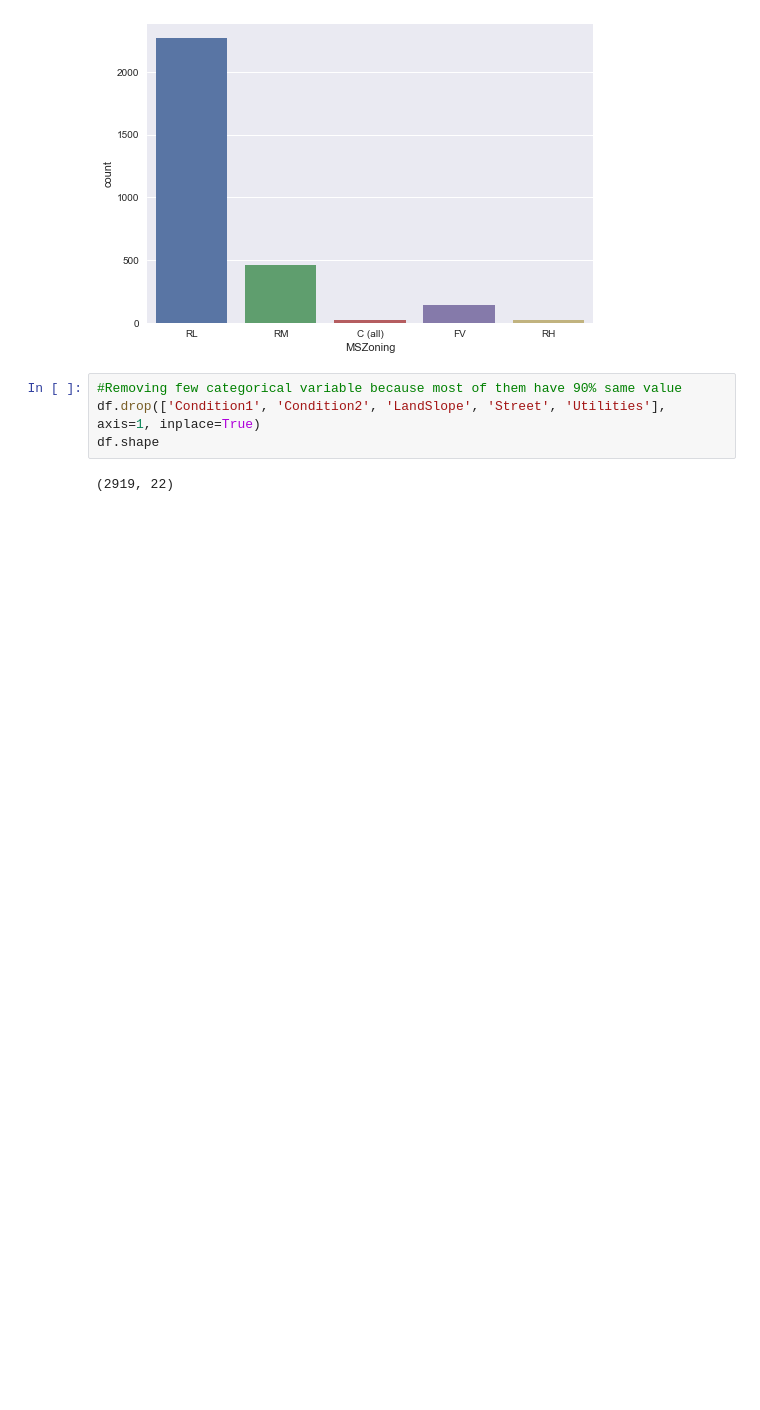
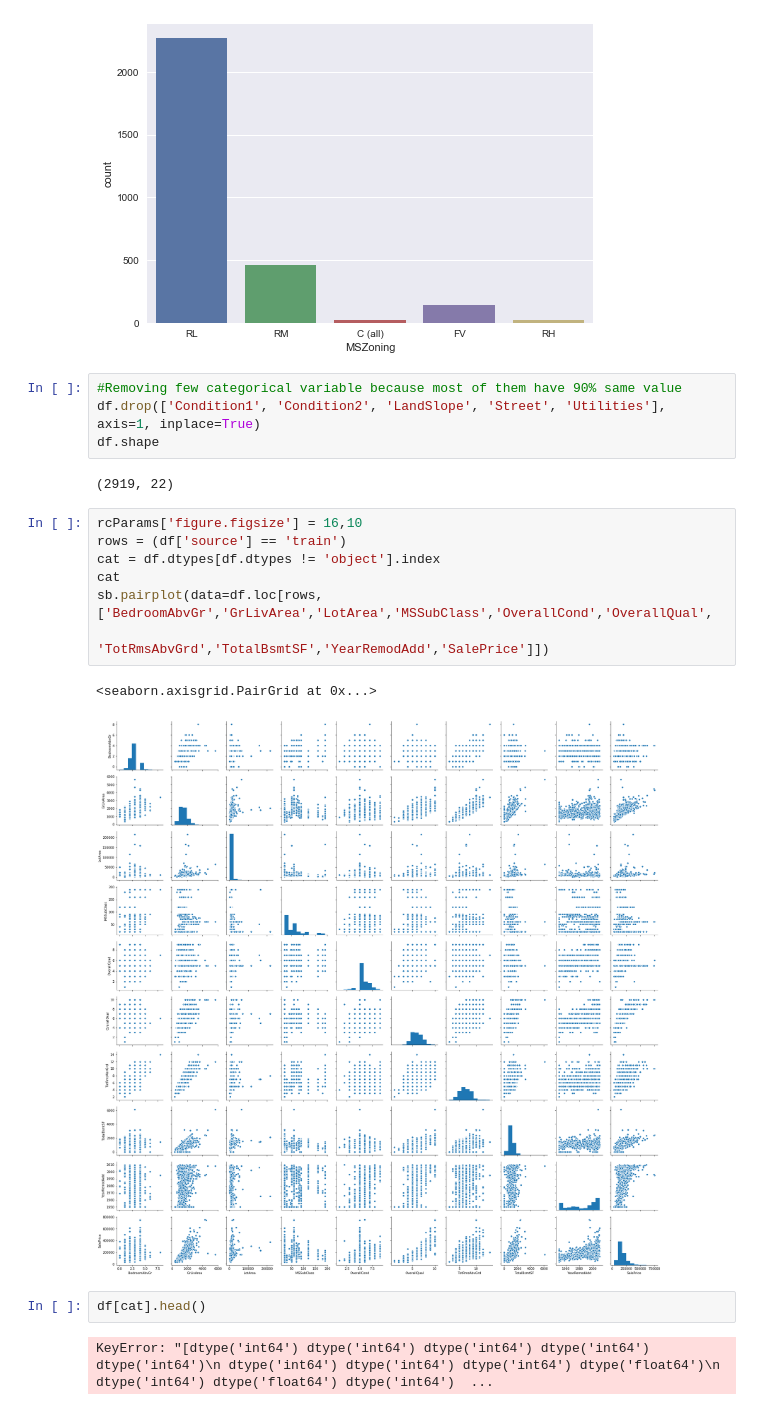
Before and after one commit to harimindi/Ames-Housing-Data, a Jupyter notebook: Ames Housing V2.ipynb, the cells around one changed output. Saved outputs shown, nothing was run; the diff lists cells and outputs as text; blank space fills up the shorter version.

```diff
--- a/Ames Housing V2.ipynb
+++ b/Ames Housing V2.ipynb
@@ -265,3 +265,17 @@ df.drop(['Condition1', 'Condition2', 'LandSlope', 'Street', 'Utilities'], axis=1
 df.shape
 # %% [output]
 (2919, 22)
+# %%
+rcParams['figure.figsize'] = 16,10
+rows = (df['source'] == 'train')
+cat = df.dtypes[df.dtypes != 'object'].index
+cat
+sb.pairplot(data=df.loc[rows,['BedroomAbvGr','GrLivArea','LotArea','MSSubClass','OverallCond','OverallQual',
+                             'TotRmsAbvGrd','TotalBsmtSF','YearRemodAdd','SalePrice']])
+# %% [output]
+<seaborn.axisgrid.PairGrid at 0x...>
+[figure, added]
+# %%
+df[cat].head()
+# %% [output]
+KeyError: "[dtype('int64') dtype('int64') dtype('int64') dtype('int64') dtype('int64')\n dtype('int64') dtype('int64') dtype('int64') dtype('float64')\n dtype('int64') dtype('float64') dtype('int64')  ...
```
Also changed, not shown: parts of 10 cells of this notebook.
